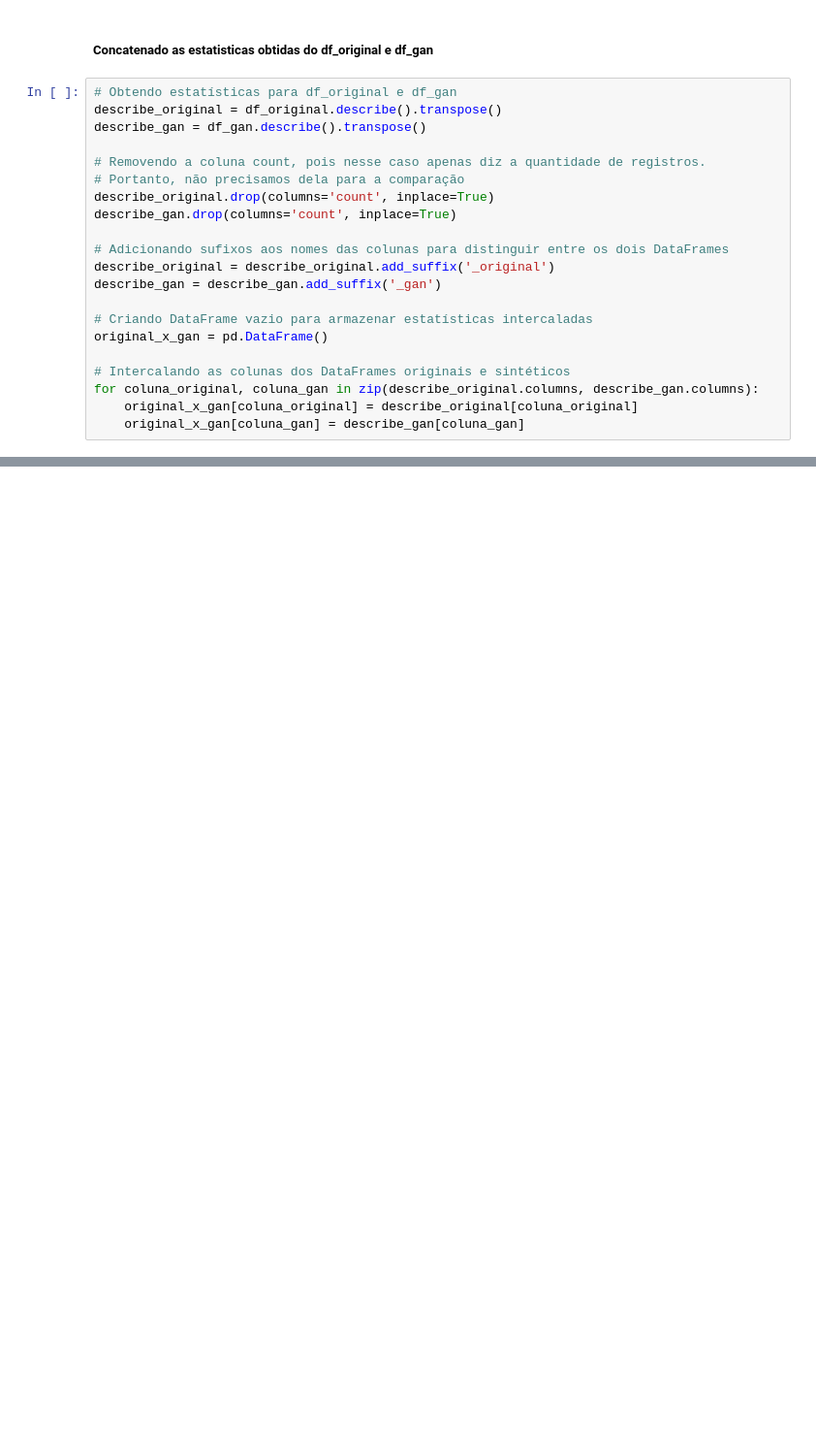
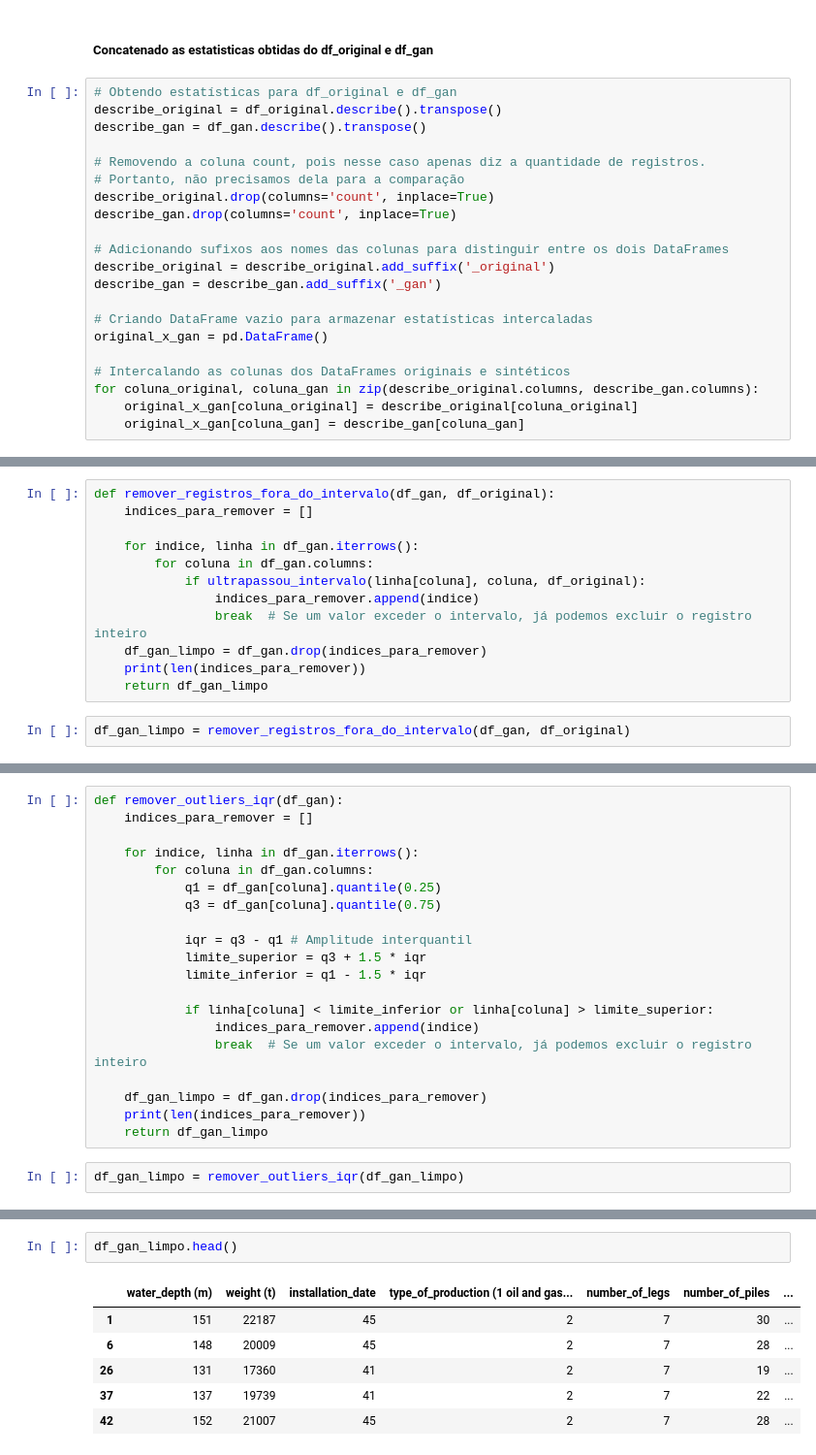
Before and after one commit to JailonWilliam/offshore-platform-decommissioning, a Jupyter notebook: notebooks/main.ipynb, the cells around one changed output, grey strips where cells are left out. Shown: that part at 97% size. Saved outputs shown, nothing was run; the diff lists cells and outputs as text; blank space fills up the shorter version.

```diff
--- a/notebooks/main.ipynb
+++ b/notebooks/main.ipynb
@@ -99,0 +108,14 @@ original_x_gan.head(25)
+# %%
+def remover_registros_fora_do_intervalo(df_gan, df_original):
+    indices_para_remover = []
+
+    for indice, linha in df_gan.iterrows():
+        for coluna in df_gan.columns:
+            if ultrapassou_intervalo(linha[coluna], coluna, df_original):
+                indices_para_remover.append(indice)
+                break  # Se um valor exceder o intervalo, já podemos excluir o registro inteiro
+    df_gan_limpo = df_gan.drop(indices_para_remover)
+    print(len(indices_para_remover))
+    return df_gan_limpo
+# %%
+df_gan_limpo = remover_registros_fora_do_intervalo(df_gan, df_original)
@@ -99,0 +128,22 @@ original_x_gan.head(25)
+# %%
+def remover_outliers_iqr(df_gan):
+    indices_para_remover = []
+
+    for indice, linha in df_gan.iterrows():
+        for coluna in df_gan.columns:
+            q1 = df_gan[coluna].quantile(0.25)
+            q3 = df_gan[coluna].quantile(0.75)
+
+            iqr = q3 - q1 # Amplitude interquantil
+            limite_superior = q3 + 1.5 * iqr
+            limite_inferior = q1 - 1.5 * iqr
+
+            if linha[coluna] < limite_inferior or linha[coluna] > limite_superior:
+                indices_para_remover.append(indice)
+                break  # Se um valor exceder o intervalo, já podemos excluir o registro inteiro
+
+    df_gan_limpo = df_gan.drop(indices_para_remover)
+    print(len(indices_para_remover))
+    return df_gan_limpo
+# %%
+df_gan_limpo = remover_outliers_iqr(df_gan_limpo)
@@ -99,0 +214,9 @@ original_x_gan.head(25)
+# %%
+df_gan_limpo.head()
+# %% [output]
+|  | water_depth (m) | weight (t) | installation_date | type_of_production (1 oil and gas... | number_of_legs | number_of_piles | ... |
+| 1 | 151 | 22187 | 45 | 2 | 7 | 30 | ... |
+| 6 | 148 | 20009 | 45 | 2 | 7 | 28 | ... |
+| 26 | 131 | 17360 | 41 | 2 | 7 | 19 | ... |
+| 37 | 137 | 19739 | 41 | 2 | 7 | 22 | ... |
+| 42 | 152 | 21007 | 45 | 2 | 7 | 28 | ... |
```
Also changed, not shown: parts of 15 cells of this notebook, 2 other files.
